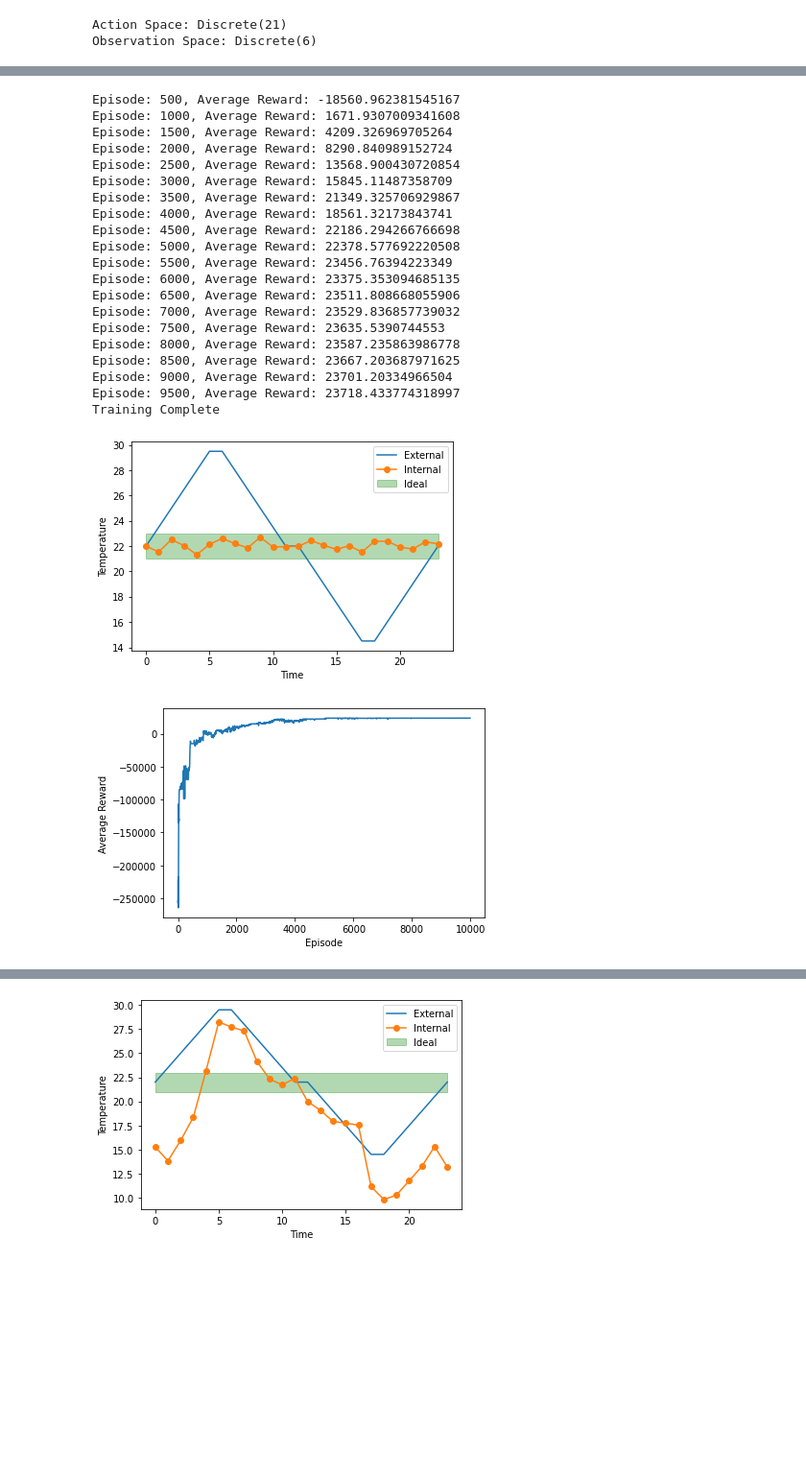
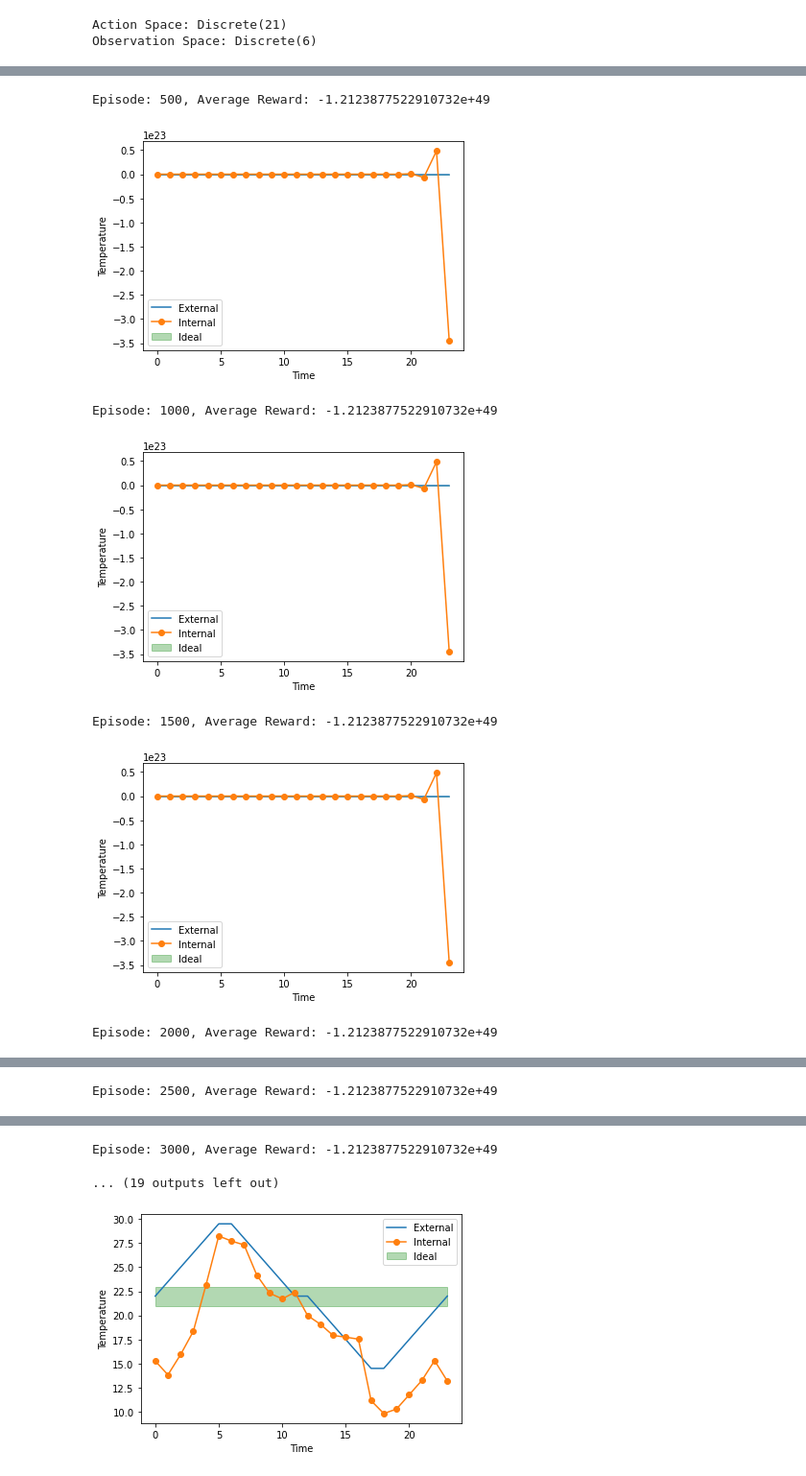
Before and after one commit to DaithiMartin/greenhouse-singularity, a Jupyter notebook: reports/Initial_POC.ipynb, the cells around one changed output, grey strips where cells are left out. Shown at 96% size. Saved outputs shown, nothing was run; the diff lists cells and outputs as text; code cells hidden in the pictures; blank space fills up the shorter version.

```diff
--- a/reports/Initial_POC.ipynb
+++ b/reports/Initial_POC.ipynb
@@ -89,7 +93,7 @@ import gym
 import matplotlib.pyplot as plt
 # %%
 """Discrete Gym Environment"""
-env = gym.make("gym_greenhouse:greenhouse-v0")
+env = gym.make("gym_greenhouse:greenhouse-discrete-v0")
 print(f"Action Space: {env.action_space}")
 print(f"Observation Space: {env.observation_space}")
 # %% [output]
@@ -120,6 +124,7 @@ for i_episode in range(1, num_episodes):
 
     if i_episode % 500 == 0:
         print(f"Episode: {i_episode}, Average Reward: {np.mean(rewards_history[-100:])}")
+        env.render()
 
     rewards_history.append(np.sum(env.reward_history))
 
@@ -136,22 +141,7 @@ plt.show()
-Episode: 500, Average Reward: -18560.962381545167
-Episode: 1000, Average Reward: 1671.9307009341608
-Episode: 1500, Average Reward: 4209.326969705264
-Episode: 2000, Average Reward: 8290.840989152724
-Episode: 2500, Average Reward: 13568.900430720854
-Episode: 3000, Average Reward: 15845.11487358709
-Episode: 3500, Average Reward: 21349.325706929867
-Episode: 4000, Average Reward: 18561.32173843741
-Episode: 4500, Average Reward: 22186.294266766698
-Episode: 5000, Average Reward: 22378.577692220508
-Episode: 5500, Average Reward: 23456.76394223349
-Episode: 6000, Average Reward: 23375.353094685135
-Episode: 6500, Average Reward: 23511.808668055906
-Episode: 7000, Average Reward: 23529.836857739032
-Episode: 7500, Average Reward: 23635.5390744553
-Episode: 8000, Average Reward: 23587.235863986778
-Episode: 8500, Average Reward: 23667.203687971625
-Episode: 9000, Average Reward: 23701.20334966504
-Episode: 9500, Average Reward: 23718.433774318997
-Training Complete
+Episode: 500, Average Reward: -1.2123877522910732e+49
-[figure, old version]
+[figure, new version]
+Episode: 1000, Average Reward: -1.2123877522910732e+49
-[figure, old version]
+[figure, new version]
+Episode: 1500, Average Reward: -1.2123877522910732e+49
+[figure, added]
+Episode: 2000, Average Reward: -1.2123877522910732e+49
@@ -157,0 +149 @@ Training Complete
+Episode: 2500, Average Reward: -1.2123877522910732e+49
@@ -158,3 +151,5 @@ Training Complete
+Episode: 3000, Average Reward: -1.2123877522910732e+49
+... (19 outputs left out)
 # %%
 """Prioritized Deep Q"""
 from agents.PDQN_Agent import PDQNAgent
```
Also changed, not shown: parts of 2 cells of this notebook, 2 other files.
